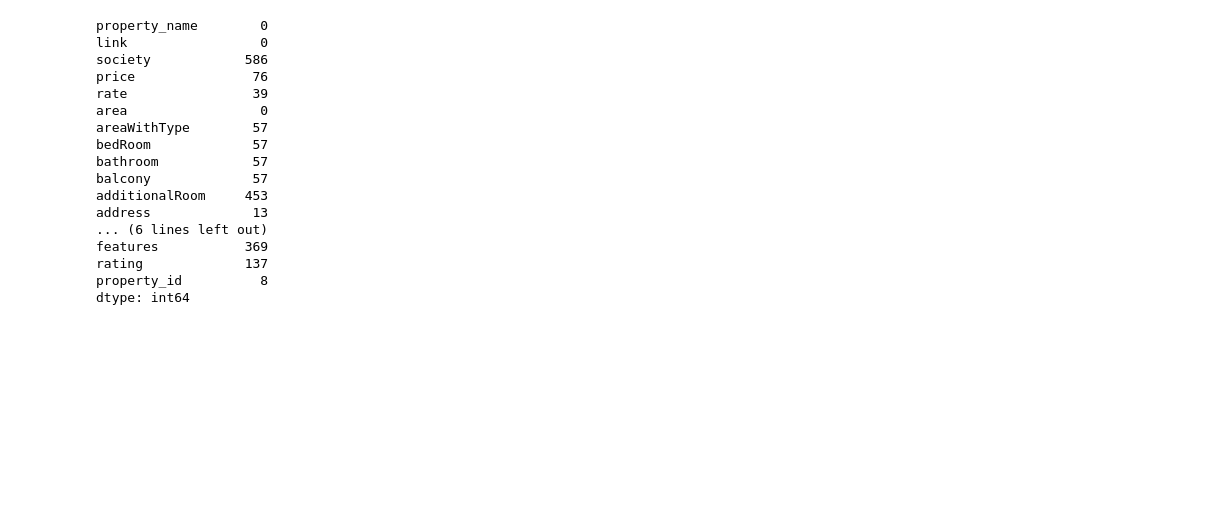
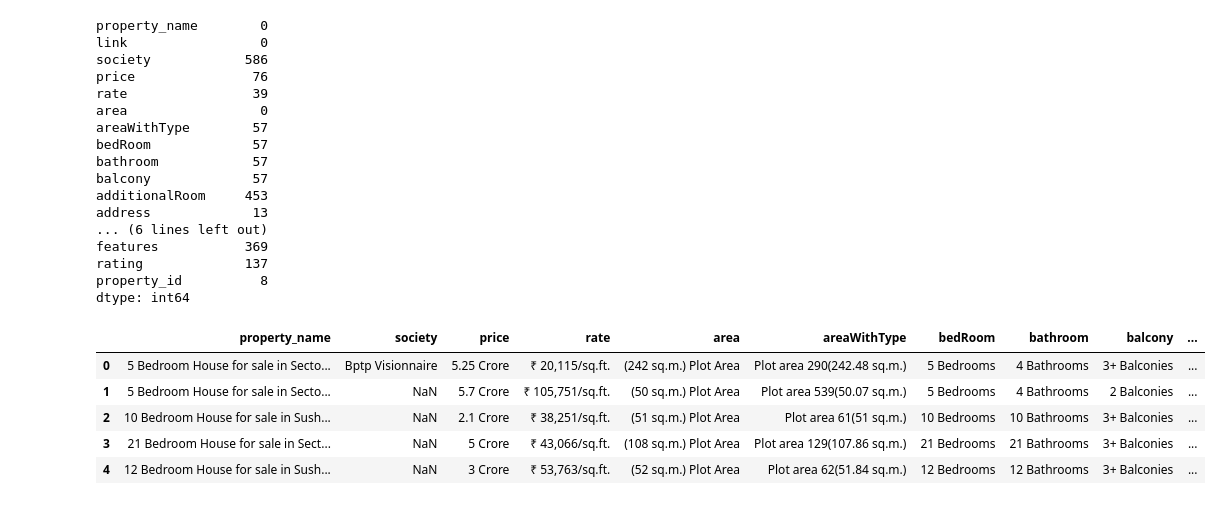
Before and after one commit to mani-a-i/housing_project, a Jupyter notebook: house_clean.ipynb, the cells around one changed output. Cells and saved outputs as stored; diff of their text form; code cells hidden in the pictures; blank space fills up the shorter version.

Commit message:
cleaned_house_soceity

```diff
--- a/house_clean.ipynb
+++ b/house_clean.ipynb
@@ -66,3 +66,12 @@ property_id          8
 dtype: int64
 # %%
 df.drop(columns=['link','property_id'], inplace=True)
+# %%
+df.head()
+# %% [output]
+|  | property_name | society | price | rate | area | areaWithType | bedRoom | bathroom | balcony | ... |
+| 0 | 5 Bedroom House for sale in Secto... | Bptp Visionnaire | 5.25 Crore | ₹ 20,115/sq.ft. | (242 sq.m.) Plot Area | Plot area 290(242.48 sq.m.) | 5 Bedrooms | 4 Bathrooms | 3+ Balconies | ... |
+| 1 | 5 Bedroom House for sale in Secto... | NaN | 5.7 Crore | ₹ 105,751/sq.ft. | (50 sq.m.) Plot Area | Plot area 539(50.07 sq.m.) | 5 Bedrooms | 4 Bathrooms | 2 Balconies | ... |
+| 2 | 10 Bedroom House for sale in Sush... | NaN | 2.1 Crore | ₹ 38,251/sq.ft. | (51 sq.m.) Plot Area | Plot area 61(51 sq.m.) | 10 Bedrooms | 10 Bathrooms | 3+ Balconies | ... |
+| 3 | 21 Bedroom House for sale in Sect... | NaN | 5 Crore | ₹ 43,066/sq.ft. | (108 sq.m.) Plot Area | Plot area 129(107.86 sq.m.) | 21 Bedrooms | 21 Bathrooms | 3+ Balconies | ... |
+| 4 | 12 Bedroom House for sale in Sush... | NaN | 3 Crore | ₹ 53,763/sq.ft. | (52 sq.m.) Plot Area | Plot area 62(51.84 sq.m.) | 12 Bedrooms | 12 Bathrooms | 3+ Balconies | ... |
```
Also changed, not shown: parts of 6 cells of this notebook.
